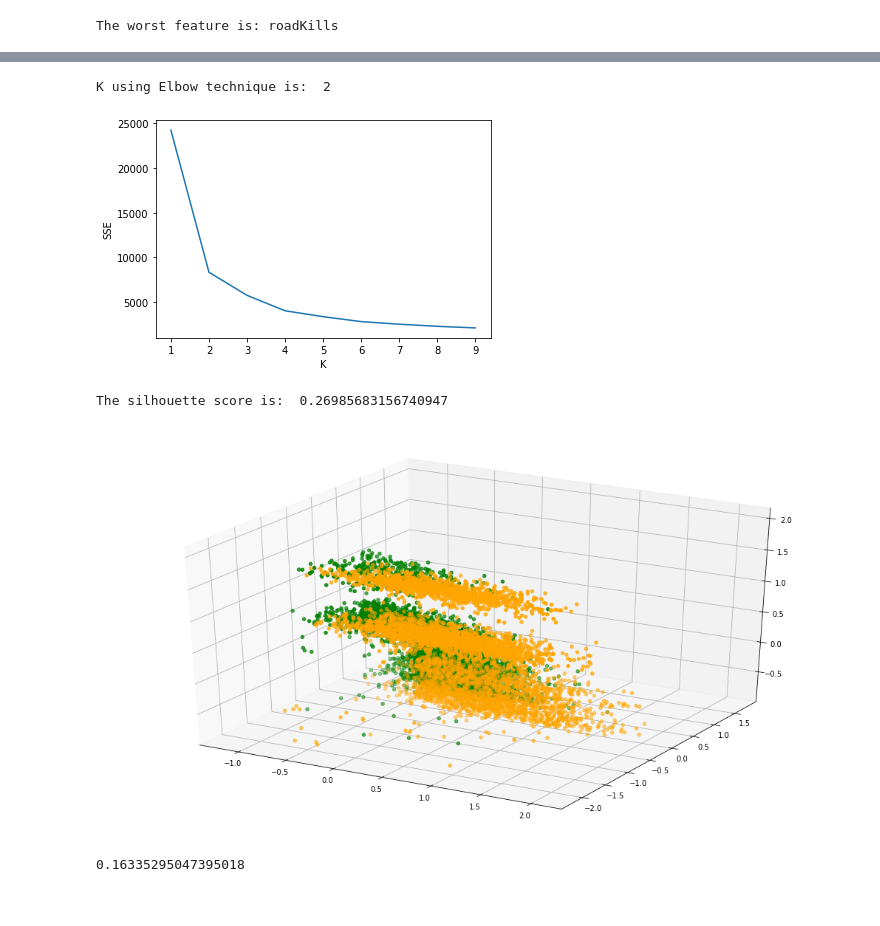
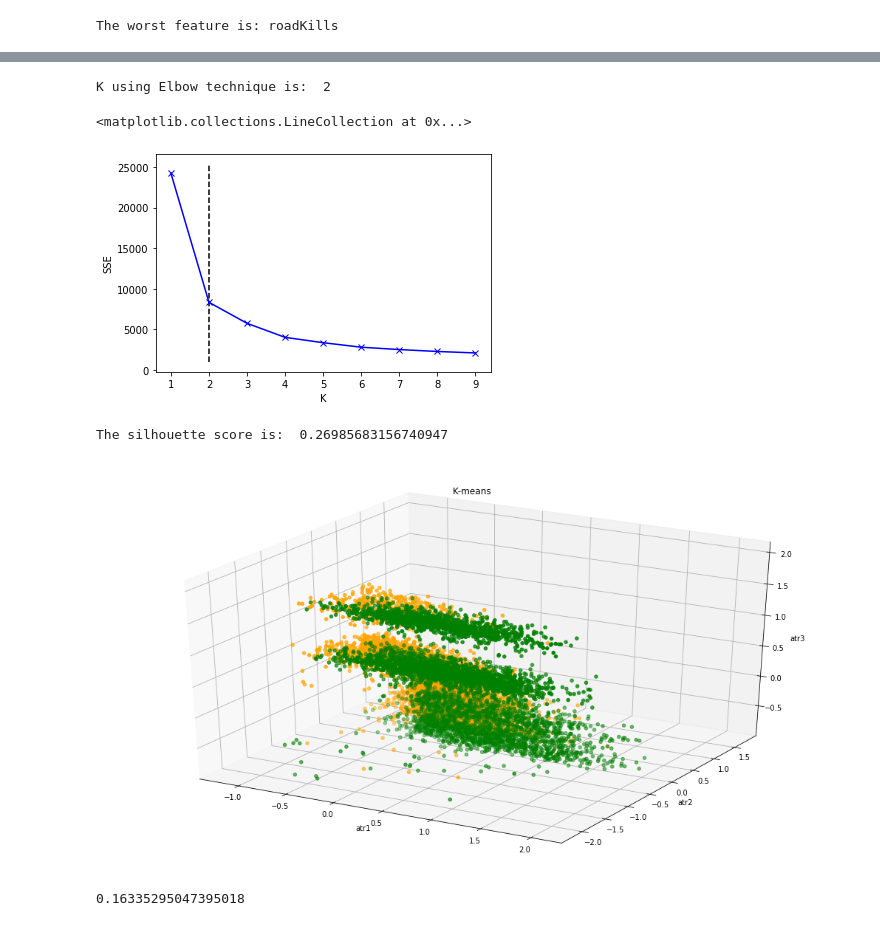
Before and after one commit to tudormanoleasa/PUBGPredictor, a Jupyter notebook: Untitled5.ipynb, the cells around one changed output, grey strips where cells are left out. Drawn from its saved outputs; the diff is of its cells as text; code cells hidden in the pictures.

```diff
--- a/Untitled5.ipynb
+++ b/Untitled5.ipynb
@@ -123,7 +128,7 @@ Corr( kills , killStreaks )= 0.8011110473742187
 ['kills', 'killStreaks', 'killStreaks']
 Feature killStreaks is dropped
 # %%
-clf = RandomForestClassifier(n_estimators = 100, criterion = 'entropy', max_features = None)
+clf = RandomForestClassifier(n_estimators = 100, criterion = 'entropy', max_features = None, n_jobs = -1)
 clf.fit(new_df.loc[:, new_df.columns != 'winPlacePerc'], new_df[['winPlacePerc']])
 features = new_df.columns[:-1]
 indices = np.argsort(clf.feature_importances_)
@@ -143,7 +148,7 @@ normalised_df = pd.DataFrame(power_transform(new_df.loc[:, new_df.columns != 'wi
 normalised_df['winPlacePerc'] = list(new_df['winPlacePerc'])
 copie_init = copy.deepcopy(normalised_df)
 # %%
-agglo = FeatureAgglomeration(n_clusters = 3, affinity = 'euclidean', linkage = 'ward')
+agglo = FeatureAgglomeration(n_clusters = 3, affinity = 'euclidean', linkage = 'ward', pooling_func = np.mean)
 new_features = agglo.fit(normalised_df.loc[:, normalised_df.columns != 'winPlacePerc'])
 print("Attributes belonging to clusters:", list(zip(normalised_df.columns, new_features.labels_)))
 dim_reduct = agglo.transform(normalised_df.loc[:, normalised_df.columns != 'winPlacePerc'])
@@ -152,6 +157,10 @@ normalised_df_reducted['winPlacePerc'] = normalised_df[['winPlacePerc']]
 dbscan_new = copy.deepcopy(normalised_df_reducted)
 kmeans_new = copy.deepcopy(dbscan_new)
 print("Number of samples in the training set now:", len(normalised_df_reducted))
+Z = linkage(normalised_df.loc[:, normalised_df.columns != 'winPlacePerc'].transpose(), 'ward')
+dendogram = scipy.cluster.hierarchy.dendrogram(Z, p=12, labels = ['boosts', 'damageDealt', 'headshotKills', 'heals', 'killPlace', 'kills',
+       'longestKill', 'matchDuration', 'rideDistance', 'swimDistance',
+       'walkDistance', 'weaponsAcquired'], truncate_mode = 'lastp', leaf_rotation = 70., leaf_font_size = 15., show_contracted = True)
 # %% [output]
 Attributes belonging to clusters: [('boosts', 0), ('damageDealt', 2), ('headshotKills', 2), ('heals', 0), ('killPlace', 1), ('kills', 2), ('longestKill', 2), ('matchDuration', 0), ('rideDistance', 0), ...
 Number of samples in the training set now: 11366
@@ -158,31 +168,34 @@ Number of samples in the training set now: 11366
 # %%
 SSE = []
 for k in range(1, 10):
-    km = KMeans(n_clusters = k)
+    km = KMeans(n_clusters = k, init = 'k-means++', n_init = 100, n_jobs = -1, algorithm = 'full')
     km.fit(kmeans_new[['atr1', 'atr2', 'atr3']])
     SSE.append(km.inertia_)
-plt.plot(range(1, 10), SSE)
+plt.plot(range(1, 10), SSE, 'bx-')
 plt.xlabel('K')
 plt.ylabel('SSE')
 perfect_k = np.argmax(list(map(lambda e1, e2: e1 - e2, SSE, SSE[1:]))) + 2
 print('K using Elbow technique is: ', perfect_k)
+plt.vlines(perfect_k, plt.ylim()[0], plt.ylim()[1], linestyles='dashed')
 # %% [output]
 K using Elbow technique is:  2
+<matplotlib.collections.LineCollection at 0x...>
-[figure, old version]
+[figure, new version]
 # %%
 fig = plt.figure()
 ax = fig.add_subplot(111, projection='3d')
 fig.set_size_inches(18, 10)
 vector_of_colors = ['orange', 'green', 'cyan', 'magenta', 'red', 'yellow', 'olive']
 
-km = KMeans(n_clusters = perfect_k)
+km = KMeans(n_clusters = perfect_k, init = 'k-means++', n_init = 100, n_jobs = -1, algorithm = 'full')
 kmeans_new['cluster'] = km.fit_predict(kmeans_new)
 for i in kmeans_new['cluster'].unique():
      ax.scatter(kmeans_new[['atr1']][kmeans_new['cluster'] == i], kmeans_new[['atr2']][kmeans_new['cluster'] == i], kmeans_new[['atr3']][kmeans_new['cluster'] == i], color = vector_of_colors[i])
 ax.scatter(km.cluster_centers_[:, 0], km.cluster_centers_[:, 1], km.cluster_centers_[:, 2], marker = '*', s = 5000, color = 'black')
+ax.set_xlabel('atr1'); ax.set_ylabel('atr2'); ax.set_zlabel('atr3'); ax.set_title('K-means')
 print('The silhouette score is: ', metrics.silhouette_score(kmeans_new[['atr1', 'atr2', 'atr3']], kmeans_new[['cluster']], metric = 'euclidean'))
 # %% [output]
 The silhouette score is:  0.26985683156740947
-[figure, old version]
+[figure, new version]
 # %%
 #math.ceil(math.log(len(dbscan_new), 2))
```
Also changed, not shown: parts of 16 cells of this notebook.
